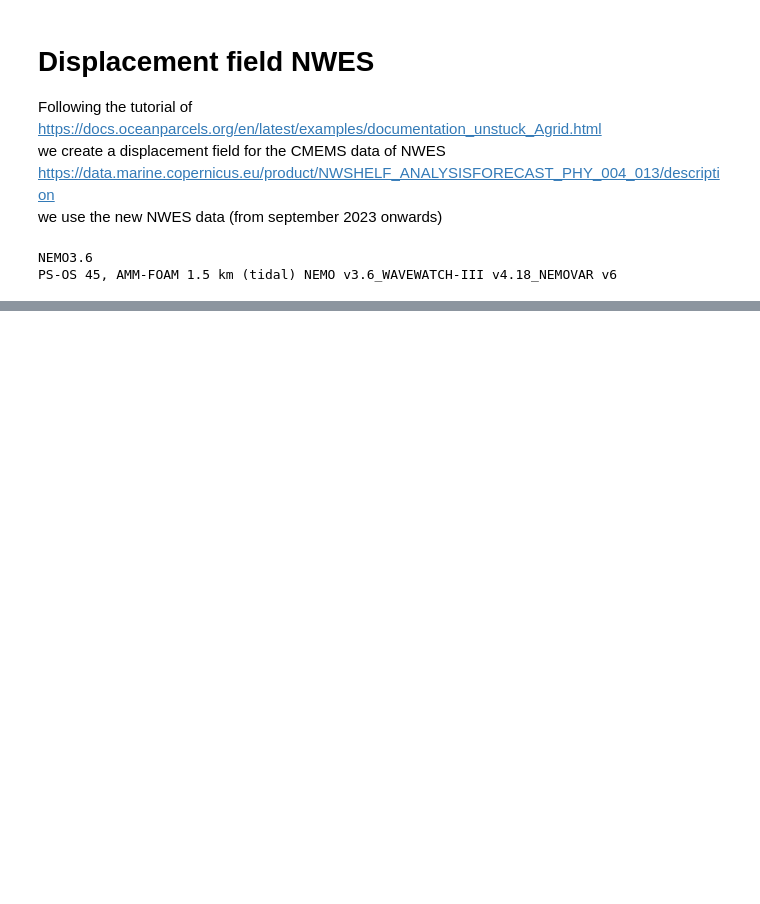
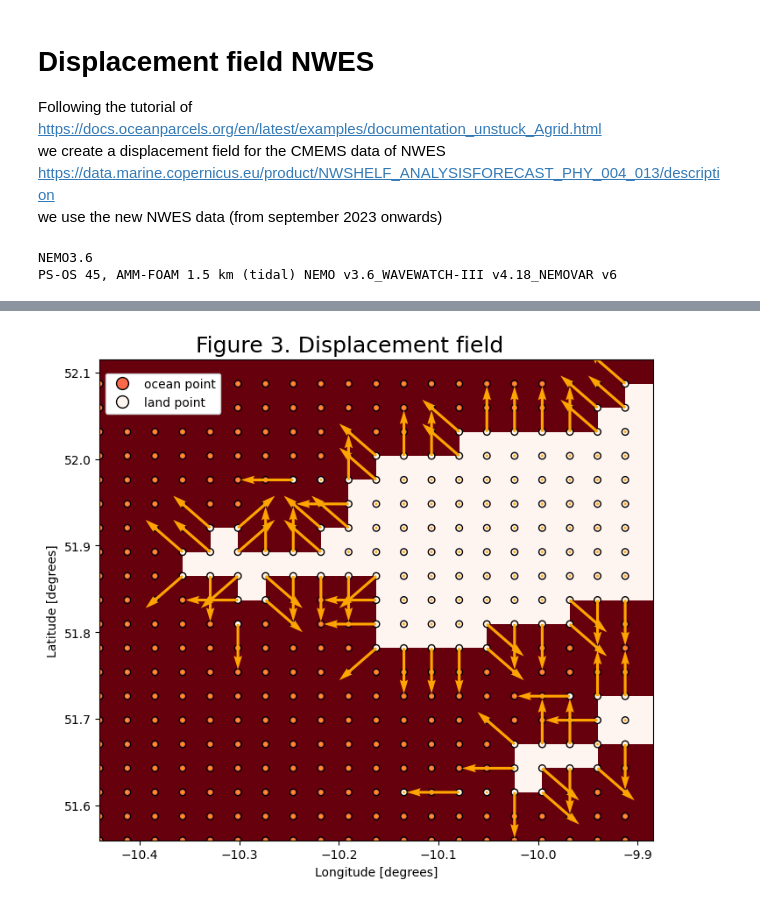
Before and after one commit to Parcels-code/Maxey_Riley_advection, a Jupyter notebook: release/create_displacement_field_NWES.ipynb, the cells around one changed output, grey strips where cells are left out. Drawn from its saved outputs; the diff is of its cells as text; code cells hidden in the pictures; blank space fills up the shorter version.

```diff
--- a/release/create_displacement_field_NWES.ipynb
+++ b/release/create_displacement_field_NWES.ipynb
@@ -131,0 +392,3 @@ def make_landmask(fielddata):
+# %%
+models['new']['coastal'] = get_coastal_nodes_diagonal(models['new']['landmask'])
+models['new']['shore'] = get_shore_nodes_diagonal(models['new']['landmask'])
@@ -131,0 +515,60 @@ def make_landmask(fielddata):
+# %%
+v_x, v_y = create_displacement_field(models['new']['landmask'])
+
+models['new']['v_x'] = v_x
+models['new']['v_y'] = v_y
+# %%
+fig = plt.figure(figsize=(7, 6), constrained_layout=True)
+fig.suptitle("Figure 3. Displacement field", fontsize=18, y=1.04)
+gs = gridspec.GridSpec(ncols=1, nrows=1, figure=fig)
+
+ax0 = fig.add_subplot(gs[0, 0])
+land = ax0.pcolormesh(
+    models['new']['lon_vals'][ models['new']['latmin']: models['new']['latmax']+1,  models['new']['lonmin']: models['new']['lonmax']+1],
+    models['new']['lat_vals'][ models['new']['latmin']: models['new']['latmax']+1,  models['new']['lonmin']: models['new']['lonmax']+1],
+    models['new']['lmask'].mask[ models['new']['latmin']: models['new']['latmax'],  models['new']['lonmin']: models['new']['lonmax']],
+    cmap="Reds_r",
+)
+ax0.scatter(
+    models['new']['lons_plot'],
+    models['new']['lats_plot'],
+    c=models['new']['landmask'][ models['new']['latmin']: models['new']['latmax'],  models['new']['lonmin']: models['new']['lonmax']],
+    s=30,
+    cmap="Reds_r",
+    vmin=-0.05,
+    vmax=0.05,
+    edgecolors="k",
+)
+quiv = ax0.quiver(
+    models['new']['lons_plot'],
+    models['new']['lats_plot'],
+    models['new']['v_x'][ models['new']['latmin']: models['new']['latmax'],  models['new']['lonmin']: models['new']['lonmax']],
+    models['new']['v_y'][ models['new']['latmin']: models['new']['latmax'],  models['new']['lonmin']: models['new']['lonmax']],
+    color="orange",
+    angles="xy",
+    scale_units="xy",
+    scale=19,
+    width=0.005,
+)
+
+ax0.set_ylabel("Latitude [degrees]")
+ax0.set_xlabel("Longitude [degrees]")
+
+custom_lines = [
+    Line2D(
+        [0], [0], c=color_ocean, marker="o", markersize=10, markeredgecolor="k", lw=0
+    ),
+    Line2D(
+        [0], [0], c=color_land, marker="o", markersize=10, markeredgecolor="k", lw=0
+    ),
+]
+ax0.legend(
+    custom_lines,
+    ["ocean point", "land point"],
+    bbox_to_anchor=(0.01, 0.93),
+    loc="center left",
+    borderaxespad=0.0,
+    framealpha=1,
+);
+# %% [output]
+[figure, added]
```
Also changed, not shown: parts of 16 cells of this notebook.
